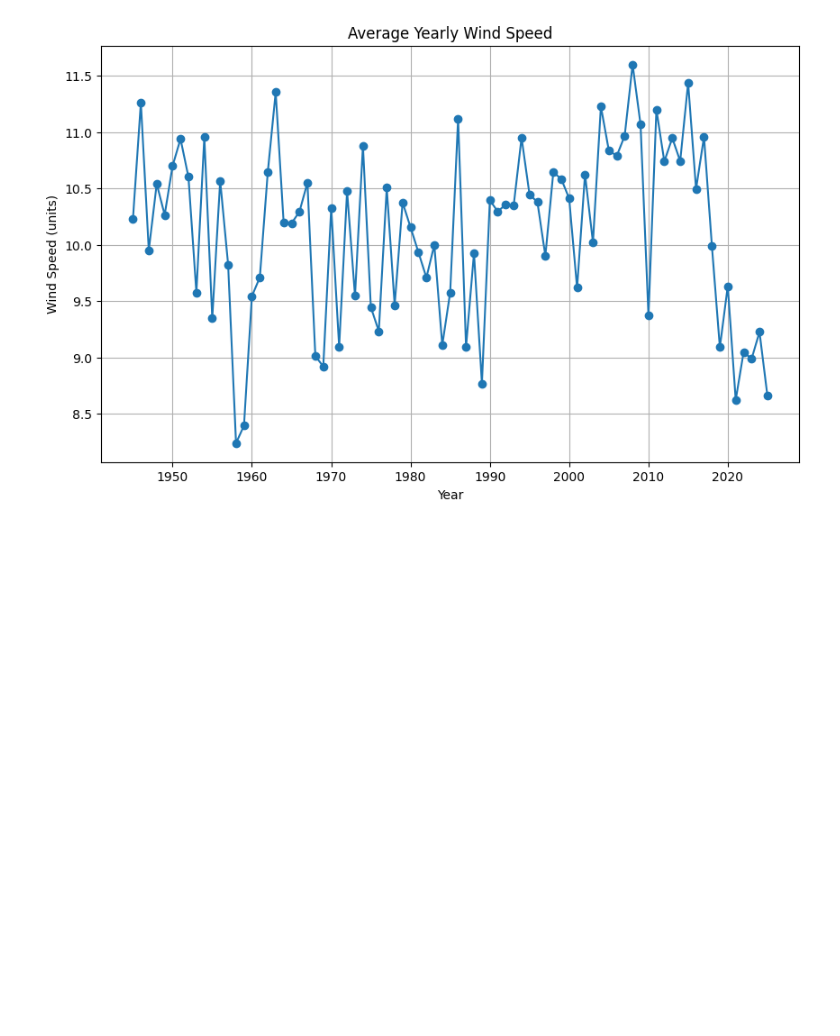
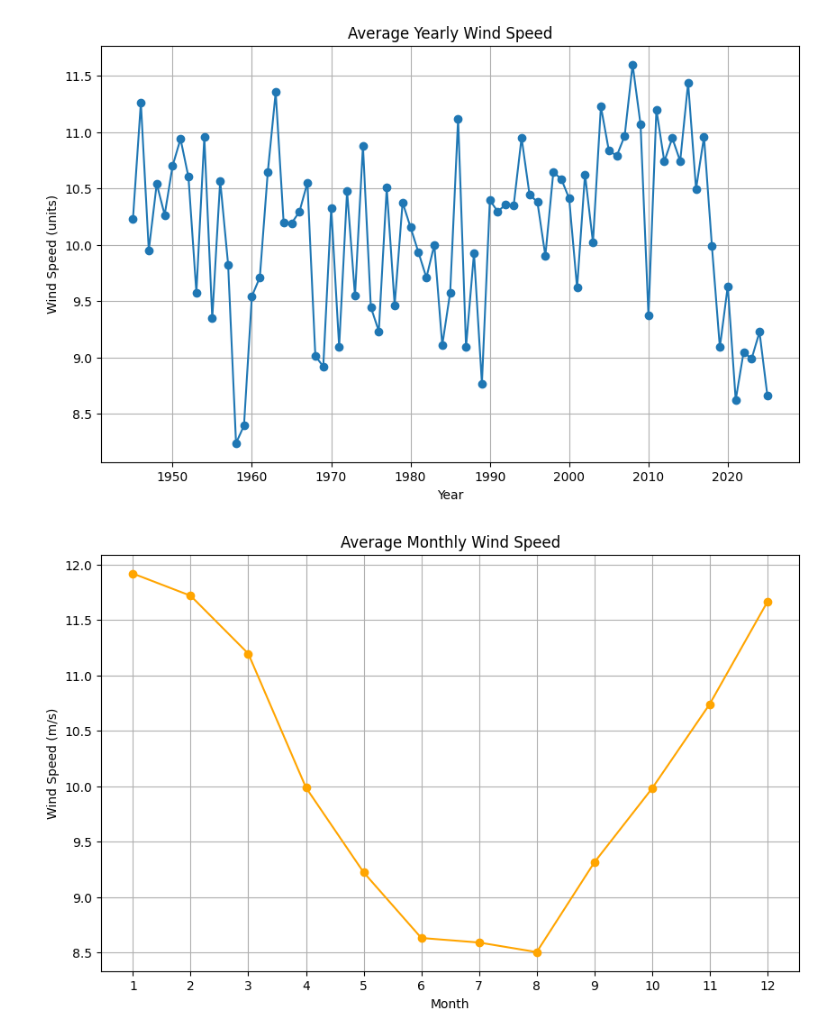
Before and after one commit to dimon-ua/PFDA, a Jupyter notebook: project/wind_analysis.ipynb, the cells around one changed output. Drawn from its saved outputs; the diff is of its cells as text; code cells hidden in the pictures; blank space fills up the shorter version.

Commit message:
Plotting the monthly average wind speed.

```diff
--- a/project/wind_analysis.ipynb
+++ b/project/wind_analysis.ipynb
@@ -93,3 +93,4 @@ wind_df[['DateTime', 'Year', 'Month', 'WindSpeed']].head(5)
 | 4 | 1945-01-01 04:00:00 | 1945 | 1 | 7 |
 # %%
 yearly_wind = wind_df.groupby('Year')['WindSpeed'].mean()
+monthly_wind = wind_df.groupby('Month')['WindSpeed'].mean()
@@ -108,3 +107,17 @@ plt.grid(True)
 plt.show()
 # %% [output]
 [figure]
+# %%
+# Plotting the monthly average wind speed.
+plt.figure(figsize=(10, 6))
+plt.plot(monthly_wind.index, monthly_wind.values, marker='o', color='orange')
+plt.title('Average Monthly Wind Speed')
+plt.xlabel('Month')
+plt.ylabel('Wind Speed (m/s)')
+
+# Adding x-ticks to garantee each month is labeled.
+plt.xticks(range(1, 13))  # Set x-ticks for each month
+plt.grid(True)
+plt.show()
+# %% [output]
+[figure, added]
```
Also changed, not shown: parts of 2 cells of this notebook.
